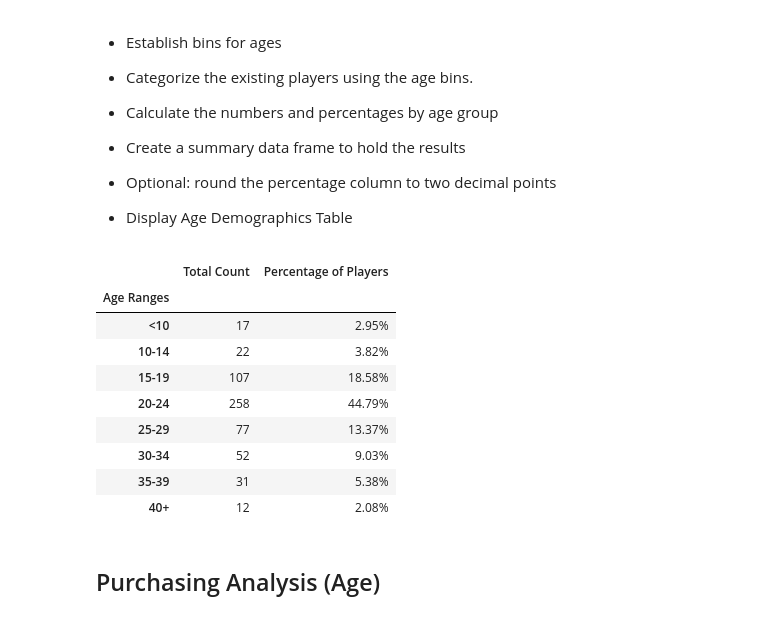
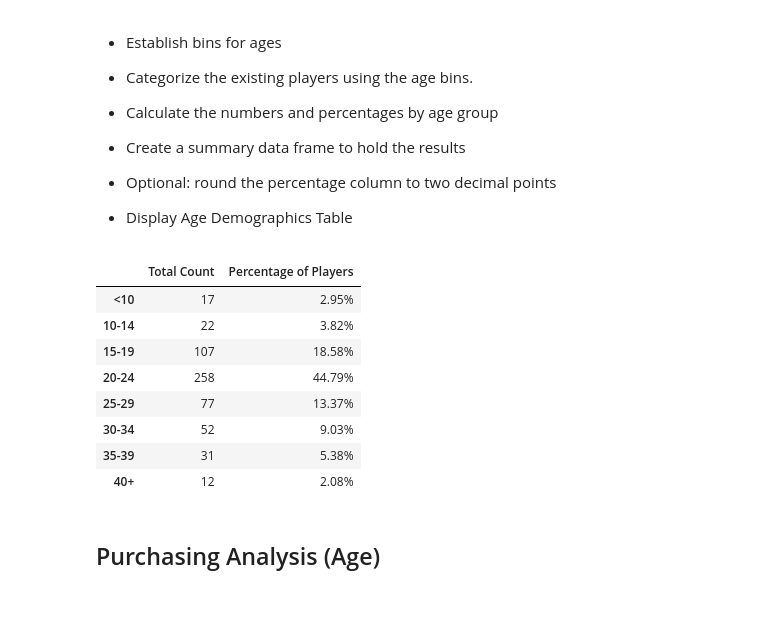
Before and after one commit to CicilyGeorge/pandas-challenge, a Jupyter notebook: HeroesOfPymoli.ipynb, the cells around one changed output. Cells and saved outputs as stored; diff of their text form; code cells hidden in the pictures.

```diff
--- a/HeroesOfPymoli.ipynb
+++ b/HeroesOfPymoli.ipynb
@@ -166,28 +174,32 @@ gender_purchase_data.style.format({"Average Purchase Price": "${:.2f}",
 
 * Display Age Demographics Table
 # %%
+# Calculating Maximum of Age in the data set
 max_age = purchase_data["Age"].max()
+
 # Create the bins in which Data will be held
-# Bins are 0, 59.9, 69.9, 79.9, 89.9, 100.
 bins = [0, 9, 14, 19, 24, 29, 34, 39, max_age]
 
 # Create the names for the five bins
 group_names = ["<10", "10-14", "15-19", "20-24", "25-29", "30-34", "35-39", "40+"]
 
 # Categorize the existing players using the age bins.
 purchase_data["Age Ranges"] = pd.cut(purchase_data["Age"], bins, labels=group_names, include_lowest=True)
 
 age_group = purchase_data.groupby(["Age Ranges"])
 age_count = age_group["SN"].nunique()
 player_percent = age_count / total_players * 100
 
 age_data = pd.DataFrame({"Total Count": age_count,
                           "Percentage of Players": player_percent})
-# age_data.index.name = None
-age_data.style.format({"Percentage of Players": "{:.2f}%"})
+
+# formating the display table
+age_data_styled = age_data.copy()
+age_data_styled.index.name = None
+age_data_styled = age_data_styled.style.format({"Percentage of Players": "{:.2f}%"})
+age_data_styled
 # %% [output]
 |  | Total Count | Percentage of Players |
-| Age Ranges |  |  |
 | <10 | 17 | 2.95% |
 | 10-14 | 22 | 3.82% |
 | 15-19 | 107 | 18.58% |
```
Also changed, not shown: parts of 3 cells of this notebook, 1 other file.
